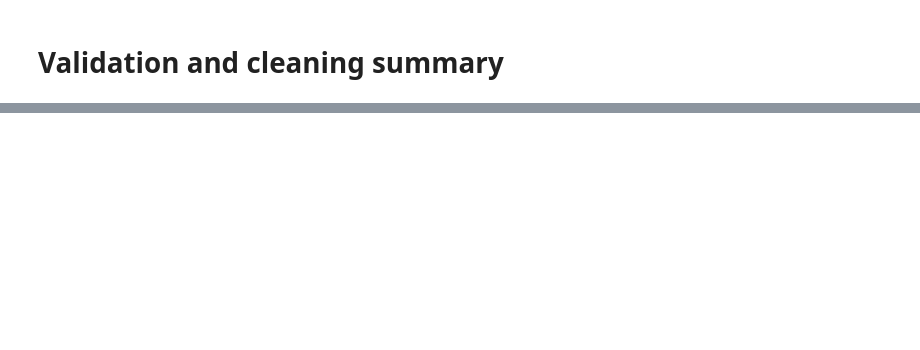
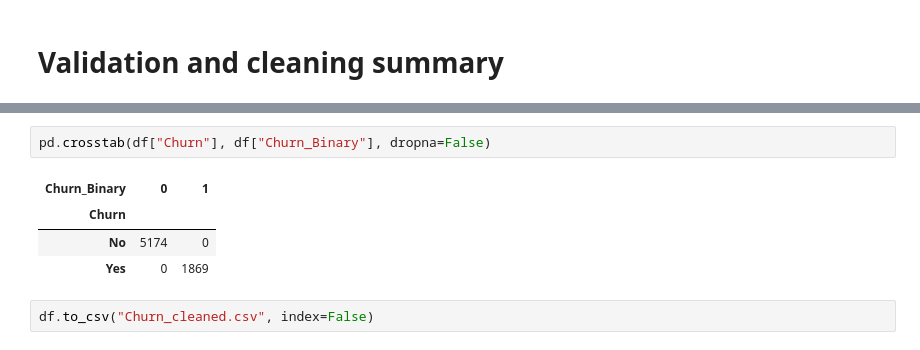
Before and after one commit to pondnatalie/Churn_Project_Tellecommunications, a Jupyter notebook: Churn_Project.ipynb, the cells around one changed output, grey strips where cells are left out. Drawn from its saved outputs; the diff is of its cells as text; blank space fills up the shorter version.

```diff
--- a/Churn_Project.ipynb
+++ b/Churn_Project.ipynb
@@ -380,0 +469,9 @@ plt.show()
+# %%
+pd.crosstab(df["Churn"], df["Churn_Binary"], dropna=False)
+# %% [output]
+| Churn_Binary | 0 | 1 |
+| Churn |  |  |
+| No | 5174 | 0 |
+| Yes | 0 | 1869 |
+# %%
+df.to_csv("Churn_cleaned.csv", index=False)
```
Also changed, not shown: parts of 19 cells of this notebook.
